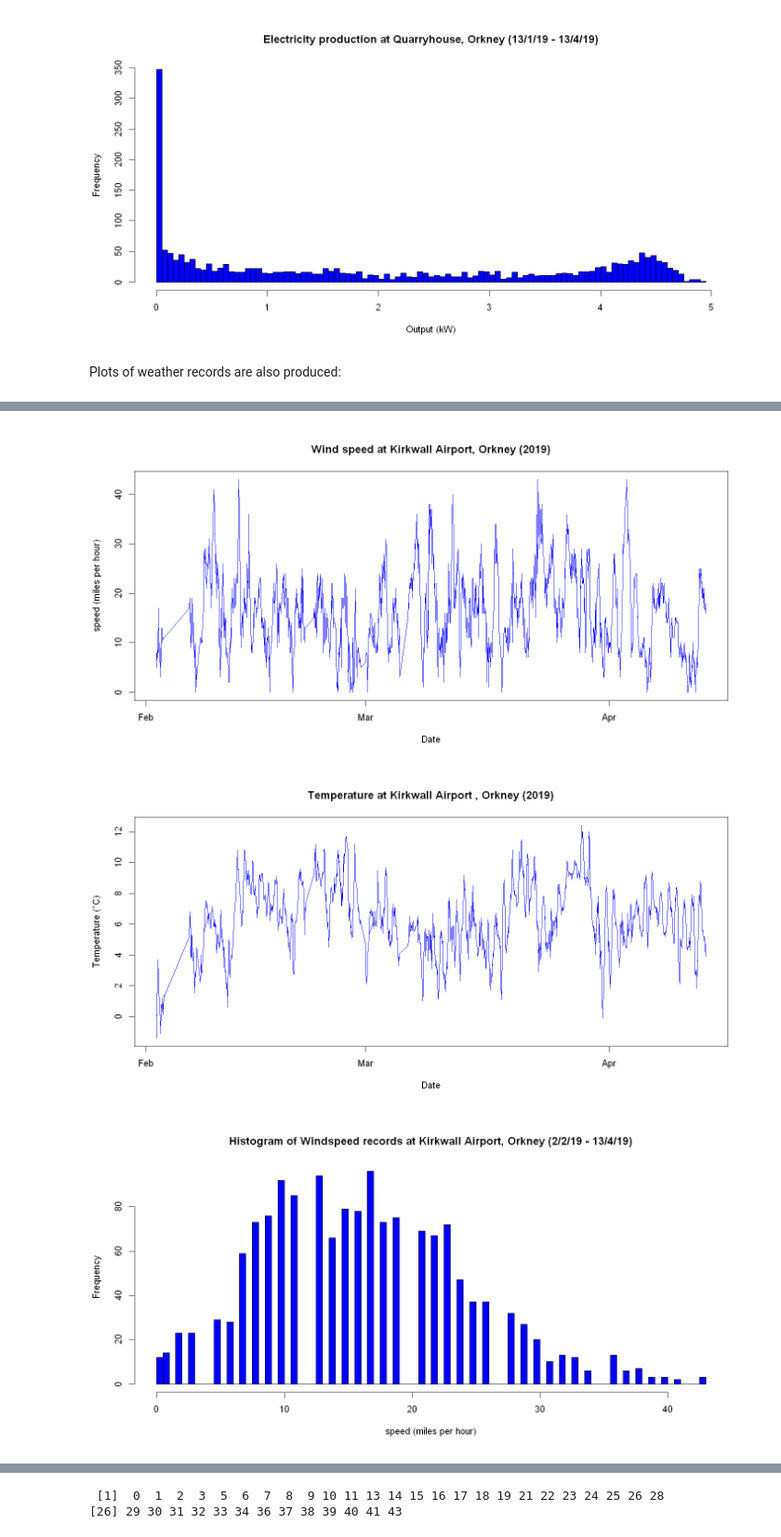
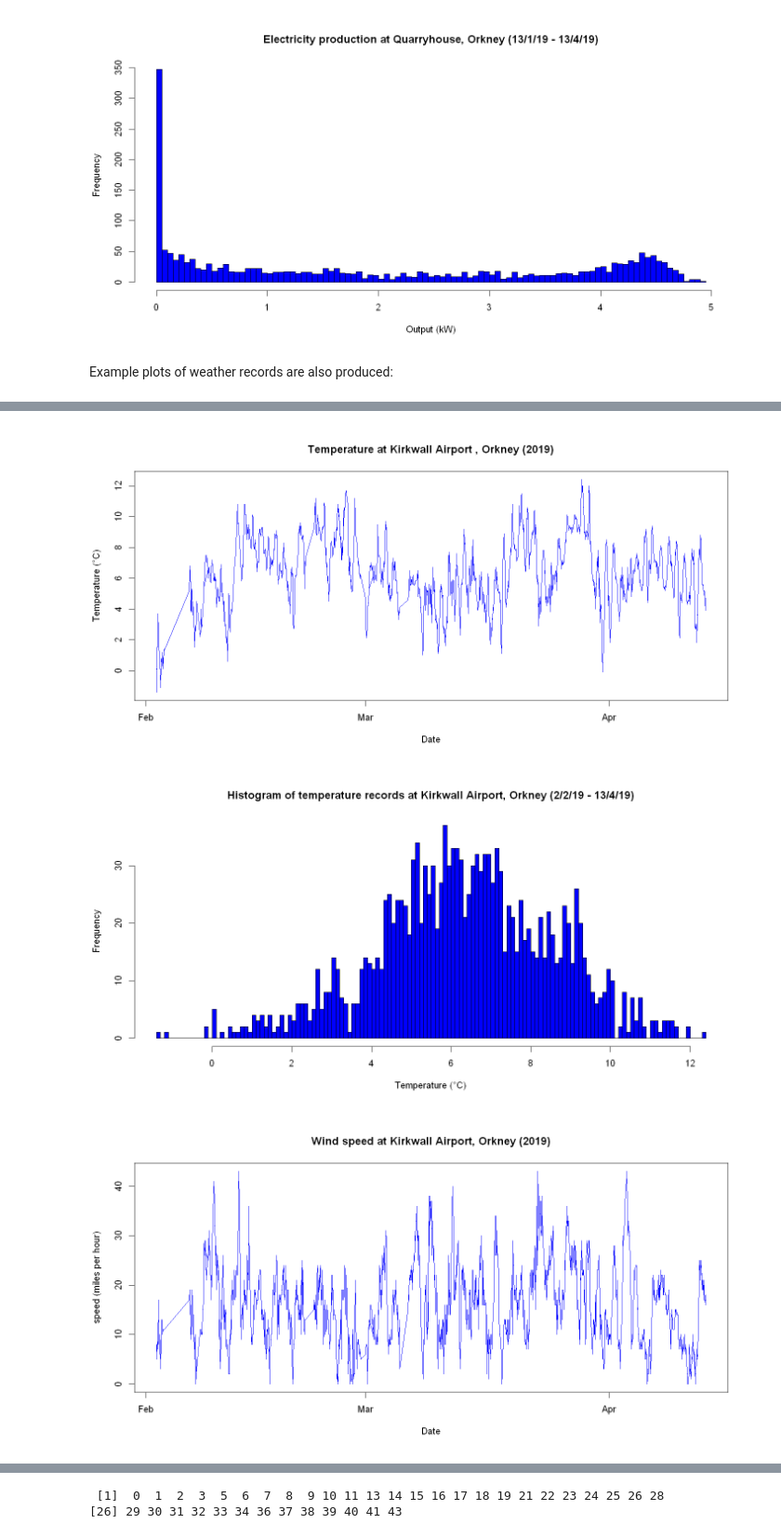
Before and after one commit to srendall91/orkney-electricity, a Jupyter notebook: quarryhouse_weather_combine/quarryhouse.ipynb, the cells around one changed output, grey strips where cells are left out. Shown at 93% size. Cells and saved outputs as stored; diff of their text form; code cells hidden in the pictures.

```diff
--- a/quarryhouse_weather_combine/quarryhouse.ipynb
+++ b/quarryhouse_weather_combine/quarryhouse.ipynb
@@ -58,44 +66,49 @@ hist(quarryhouse$yield, 100,
 # %% [output]
 [figure]
 # %% [markdown]
-Plots of weather records are also produced:
+Example plots of weather records are also produced:
 # %%
 weather <- read.csv("./database/orkneyweatherlog.csv", header = TRUE, sep=",", dec =".")
 weather$dt <- as.POSIXct(weather$timestamp,format="%Y-%m-%d %H:%M:%S",tz="GMT")
 summary(weather)
+plot(weather$dt, weather$temperature,
+     main="Temperature at Kirkwall Airport , Orkney (2019)",
+     ylab = "Temperature (°C)",
+     xlab = "Date",
+     type = "l", col ="blue")
+hist(weather$temperature, 120,
+     main="Histogram of temperature records at Kirkwall Airport, Orkney (2/2/19 - 13/4/19)",
+     xlab = "Temperature (°C)",
+     ylab = "Frequency",
+     col = "blue")
 plot(weather$dt, weather$wind_speed,
      main="Wind speed at Kirkwall Airport, Orkney (2019)",
      ylab = "speed (miles per hour)",
-     xlab = "Date",
-     type = "l", col ="blue")
-plot(weather$dt, weather$temperature,
-     main="Temperature at Kirkwall Airport , Orkney (2019)",
-     ylab = "Temperature (°C)",
      xlab = "Date",
      type = "l", col ="blue")
 hist(weather$wind_speed, 100,
      main="Histogram of Windspeed records at Kirkwall Airport, Orkney (2/2/19 - 13/4/19)",
      xlab = "speed (miles per hour)",
      ylab = "Frequency",
      col = "blue")
 # %% [output]
                timestamp     temperature        humidity         dewpoint
  2019-02-08 09:00:00:   2   Min.   :-1.400   Min.   : 44.60   Min.   :-4.600
  2019-02-08 10:00:00:   2   1st Qu.: 5.000   1st Qu.: 78.10   1st Qu.: 2.100
  2019-02-08 11:00:00:   2   Median : 6.400   Median : 86.70   Median : 4.000
  2019-02-08 12:00:00:   2   Mean   : 6.385   Mean   : 84.42   Mean   : 3.879
  2019-02-08 13:00:00:   2   3rd Qu.: 7.900   3rd Qu.: 92.00   3rd Qu.: 5.900
  2019-02-08 14:00:00:   2   Max.   :12.400   Max.   :100.00   Max.   : 9.700
  (Other)            :1549
     wind_dir     wind_speed       pressure    Pt        visibility
  S      :296   Min.   : 0.00   Min.   : 961   F:746   Min.   :  400
  W      :239   1st Qu.:10.00   1st Qu.: 997   R:791   1st Qu.:13000
  WSW    :172   Median :16.00   Median :1012   S: 24   Median :20000
 ... (7 lines left out)
  Median : 7.000   Median :2019-03-11 20:00:00
  Mean   : 6.871   Mean   :2019-03-11 03:11:43
  3rd Qu.: 8.000   3rd Qu.:2019-03-28 02:00:00
  Max.   :15.000   Max.   :2019-04-13 07:00:00
-[figure, old version]
+[figure, new version]
-[figure, old version]
+[figure, new version]
-[figure, old version]
+[figure, new version]
```
Also changed, not shown: parts of 7 cells of this notebook, 1 other file.
